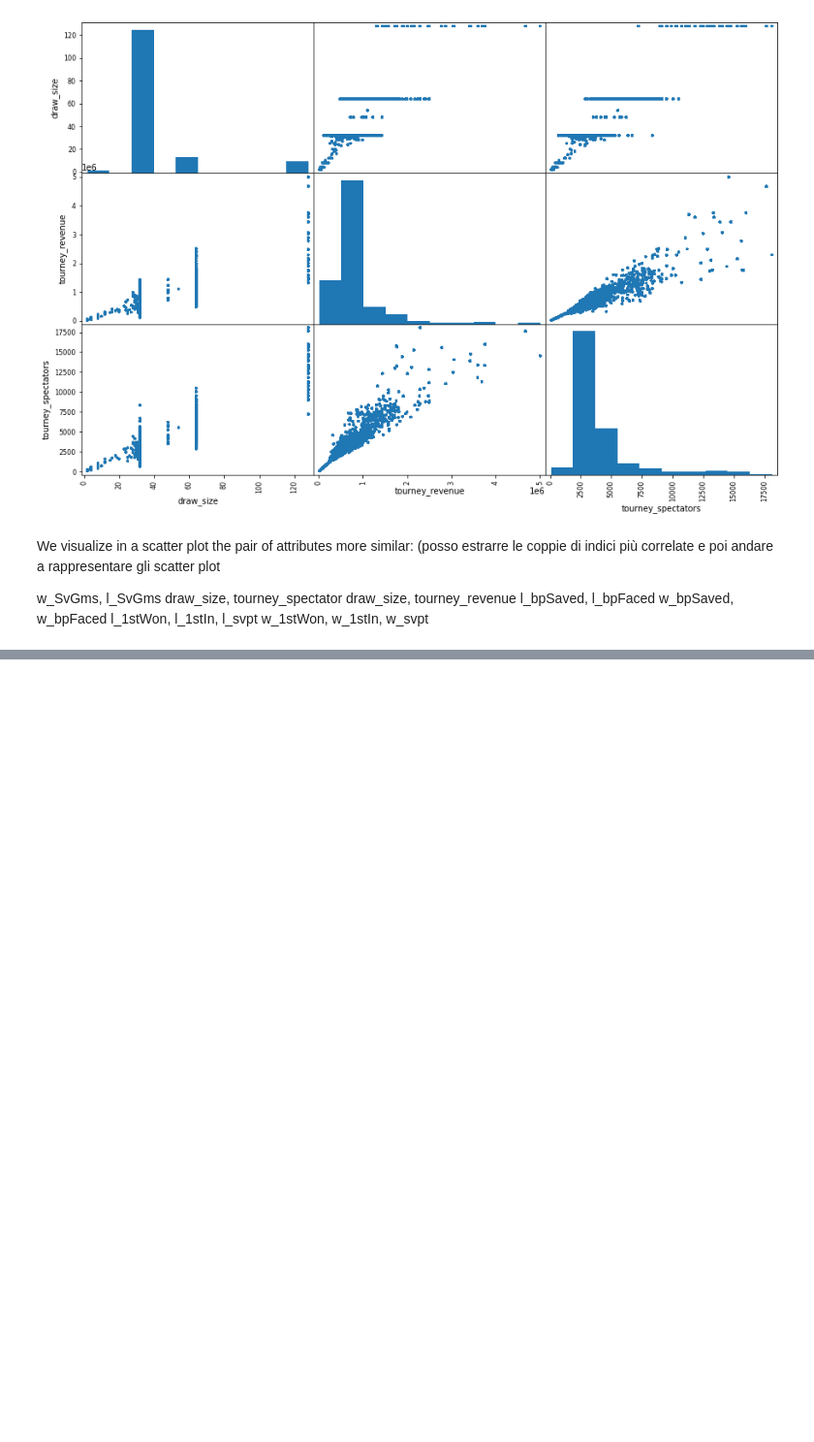
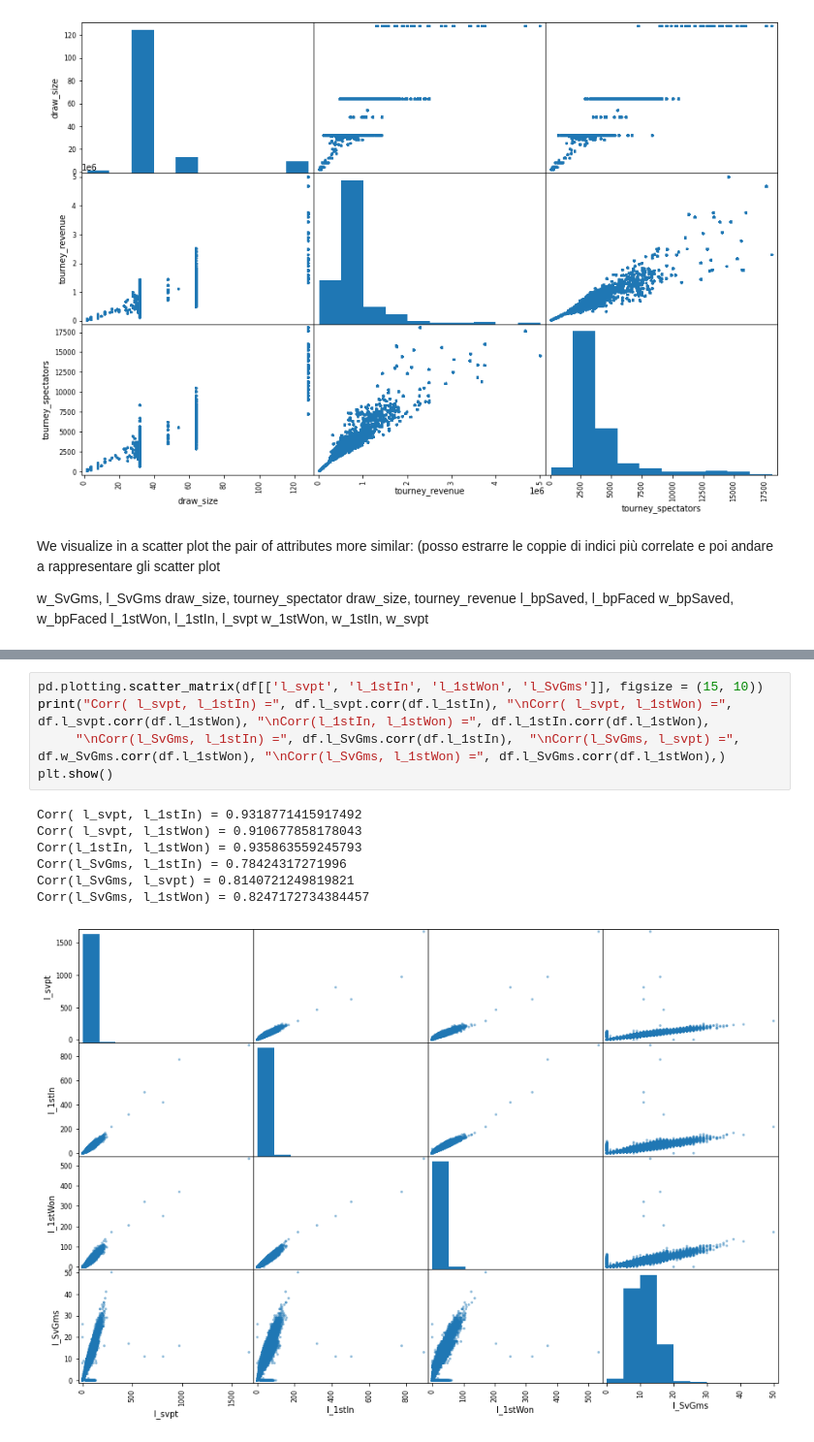
Before and after one commit to OrnelaDanushi/DM-project21, a Jupyter notebook: Data_Correlation.ipynb, the cells around one changed output, grey strips where cells are left out. Shown at 97% size. Drawn from its saved outputs; the diff is of its cells as text; blank space fills up the shorter version.

```diff
--- a/Data_Correlation.ipynb
+++ b/Data_Correlation.ipynb
@@ -98,0 +76,13 @@ df.plot.scatter(x = 'winner_id', y = 'loser_id')
+# %%
+pd.plotting.scatter_matrix(df[['l_svpt', 'l_1stIn', 'l_1stWon', 'l_SvGms']], figsize = (15, 10))
+print("Corr( l_svpt, l_1stIn) =", df.l_svpt.corr(df.l_1stIn), "\nCorr( l_svpt, l_1stWon) =", df.l_svpt.corr(df.l_1stWon), "\nCorr(l_1stIn, l_1stWon) =", df.l_1stIn.corr(df.l_1stWon),
+     "\nCorr(l_SvGms, l_1stIn) =", df.l_SvGms.corr(df.l_1stIn),  "\nCorr(l_SvGms, l_svpt) =", df.w_SvGms.corr(df.l_1stWon), "\nCorr(l_SvGms, l_1stWon) =", df.l_SvGms.corr(df.l_1stWon),)
+plt.show()
+# %% [output]
+Corr( l_svpt, l_1stIn) = 0.9318771415917492
+Corr( l_svpt, l_1stWon) = 0.910677858178043
+Corr(l_1stIn, l_1stWon) = 0.935863559245793
+Corr(l_SvGms, l_1stIn) = 0.78424317271996
+Corr(l_SvGms, l_svpt) = 0.8140721249819821
+Corr(l_SvGms, l_1stWon) = 0.8247172734384457
+[figure, added]
```
Also changed, not shown: parts of 12 cells of this notebook.
